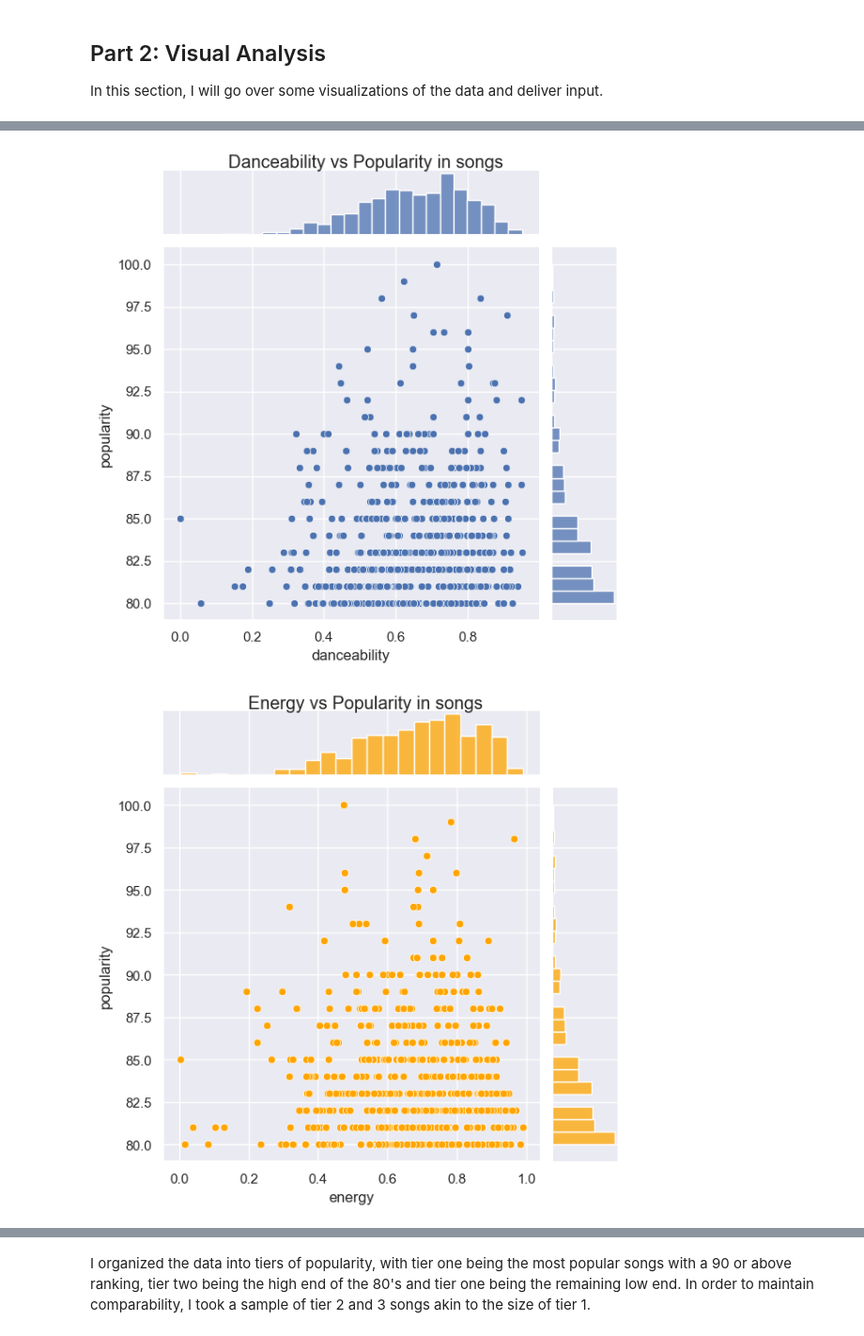
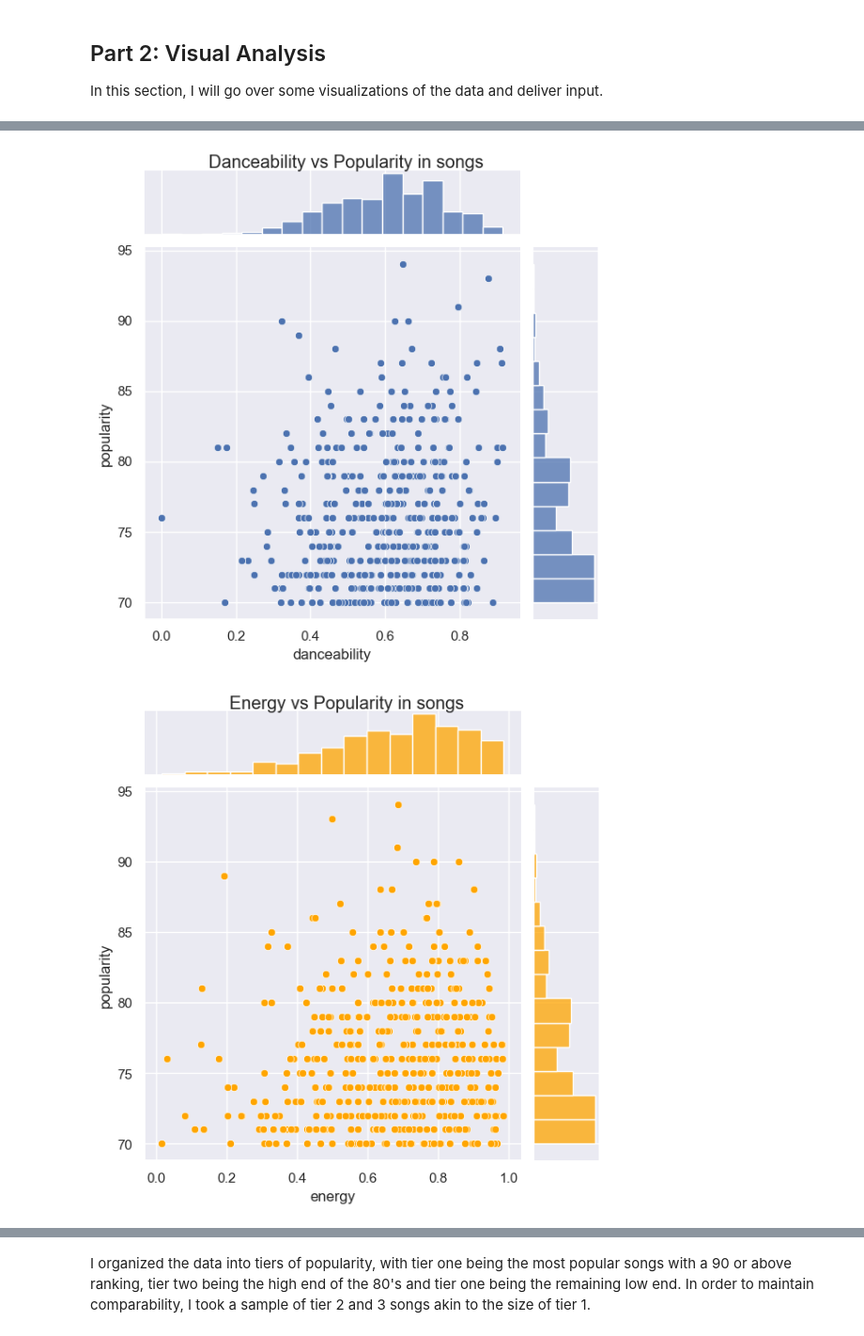
Before and after one commit to jarekcruz/Spotify-Analysis, a Jupyter notebook: VisualAnalysis.ipynb, the cells around one changed output, grey strips where cells are left out. Shown at 94% size. Saved outputs shown, nothing was run; the diff lists cells and outputs as text; code cells hidden in the pictures.

```diff
--- a/VisualAnalysis.ipynb
+++ b/VisualAnalysis.ipynb
@@ -12,7 +12,7 @@ sns.set() #loads color palette for seaborn
 np.random.seed(123) #ensures that random example is consistent every time
 
 spotify = pd.read_csv('/Users/jarek/Spotify project/SpotifyAnalysis.csv')
-spotify = spotify[spotify['popularity'] >= 80]
+spotify = spotify[spotify['popularity'] >= 70]
 spotify = spotify.drop(spotify.columns[0], axis = 1)
 s_sample = spotify.sample(1000)
 s_sample.head()
@@ -28,15 +28,15 @@ This code establishes the libraries necessary to create visualizations, as well
 # %%
-sns.jointplot(data=spotify, x="danceability", y="popularity", kind='scatter')
+sns.jointplot(data=s_sample, x="danceability", y="popularity", kind='scatter')
 plt.suptitle("Danceability vs Popularity in songs")
 plt.subplots_adjust(top=0.95)
 
-sns.jointplot(data=spotify, x="energy", y="popularity", kind='scatter', color='orange')
+sns.jointplot(data=s_sample, x="energy", y="popularity", kind='scatter', color='orange')
 plt.suptitle("Energy vs Popularity in songs")
 plt.subplots_adjust(top=0.95)
 
-sns.jointplot(data=spotify, x="valence", y="popularity", kind='scatter', color='pink')
+sns.jointplot(data=s_sample, x="valence", y="popularity", kind='scatter', color='pink')
 plt.suptitle("Valence vs Popularity in songs")
 plt.subplots_adjust(top=0.95)
 # %% [output]
-[figure, old version]
+[figure, new version]
-[figure, old version]
+[figure, new version]
```
Also changed, not shown: parts of 13 cells of this notebook.
